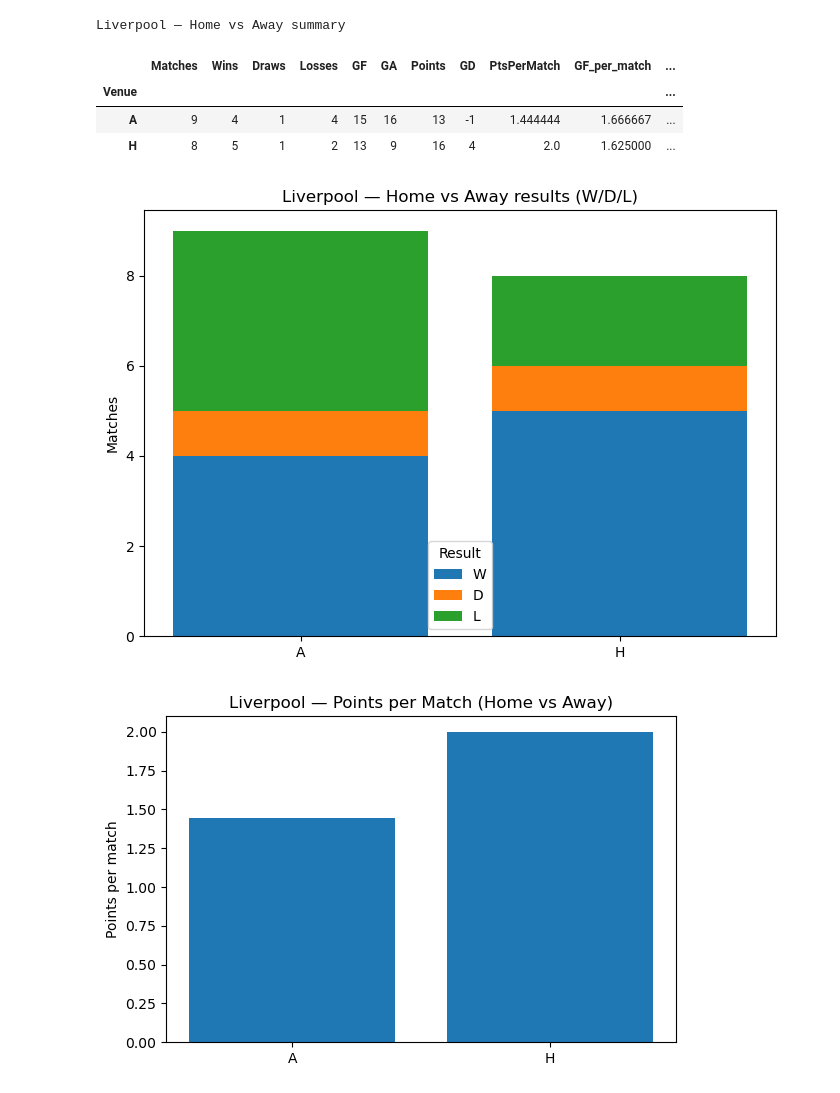
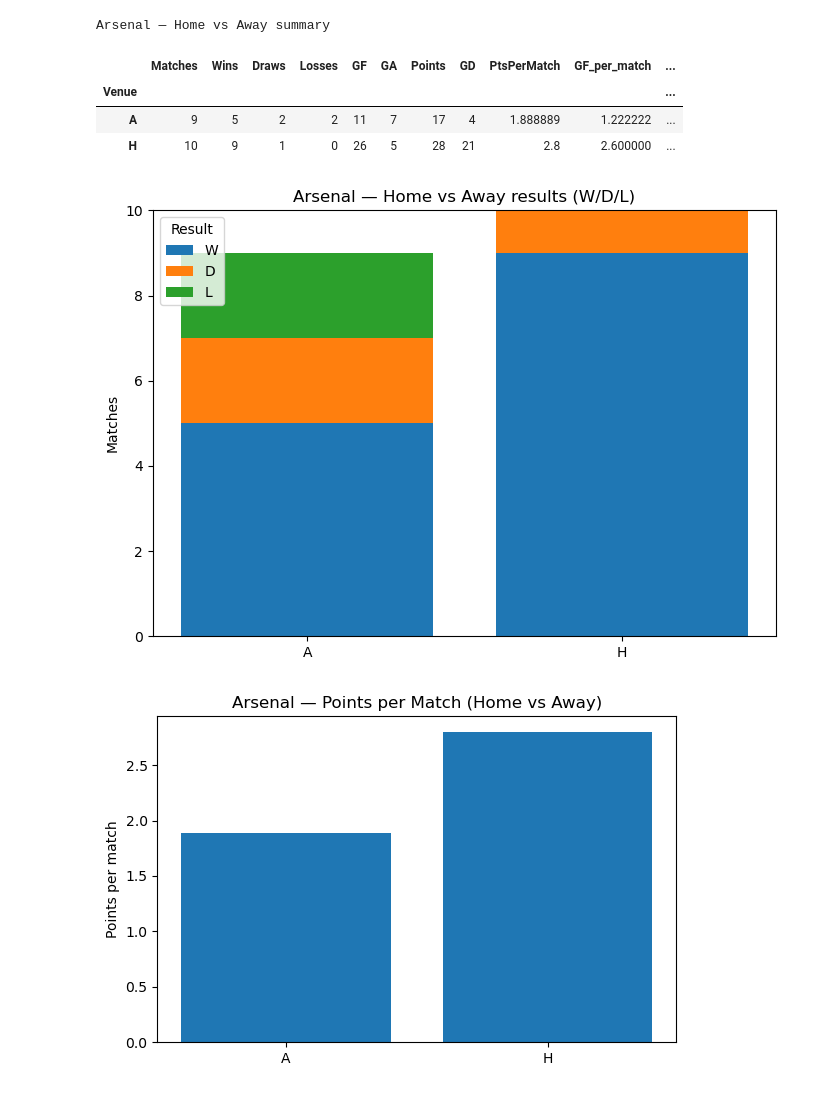
Before and after one commit to schrodingerscat69/Arsenal, a Jupyter notebook: Arsenal-data.ipynb, the cells around one changed output. Drawn from its saved outputs; the diff is of its cells as text; code cells hidden in the pictures.

```diff
--- a/Arsenal-data.ipynb
+++ b/Arsenal-data.ipynb
@@ -573,36 +572,36 @@ def plot_home_away_form(team_name: str):
           .unstack(fill_value=0)[["W", "D", "L"]]
     )
 
     venues = wdl.index.tolist()   # typically ['H', 'A']
     x = np.arange(len(venues))
 
     plt.figure(figsize=(7, 5))
     bottom = np.zeros(len(venues))
     for res_label in ["W", "D", "L"]:
         vals = wdl[res_label].values
         plt.bar(x, vals, bottom=bottom, label=res_label)
         bottom += vals
 
     plt.xticks(x, venues)
     plt.ylabel("Matches")
     plt.title(f"{team_name} — Home vs Away results (W/D/L)")
     plt.legend(title="Result")
     plt.tight_layout()
     plt.show()
 
     # ---- 2) Bar plot: points per match home vs away ----
     plt.figure(figsize=(6, 4))
     plt.bar(summary.index, summary["PtsPerMatch"])
     plt.ylabel("Points per match")
     plt.title(f"{team_name} — Points per Match (Home vs Away)")
     plt.tight_layout()
     plt.show()
-plot_home_away_form("Liverpool")
+plot_home_away_form("Arsenal")
 # %% [output]
-Liverpool — Home vs Away summary
+Arsenal — Home vs Away summary
 |  | Matches | Wins | Draws | Losses | GF | GA | Points | GD | PtsPerMatch | GF_per_match | ... |
 | Venue |  |  |  |  |  |  |  |  |  |  | ... |
-| A | 9 | 4 | 1 | 4 | 15 | 16 | 13 | -1 | 1.444444 | 1.666667 | ... |
-| H | 8 | 5 | 1 | 2 | 13 | 9 | 16 | 4 | 2.0 | 1.625000 | ... |
+| A | 9 | 5 | 2 | 2 | 11 | 7 | 17 | 4 | 1.888889 | 1.222222 | ... |
+| H | 10 | 9 | 1 | 0 | 26 | 5 | 28 | 21 | 2.8 | 2.600000 | ... |
-[figure, old version]
+[figure, new version]
-[figure, old version]
+[figure, new version]
```
Also changed, not shown: parts of 16 cells of this notebook.
